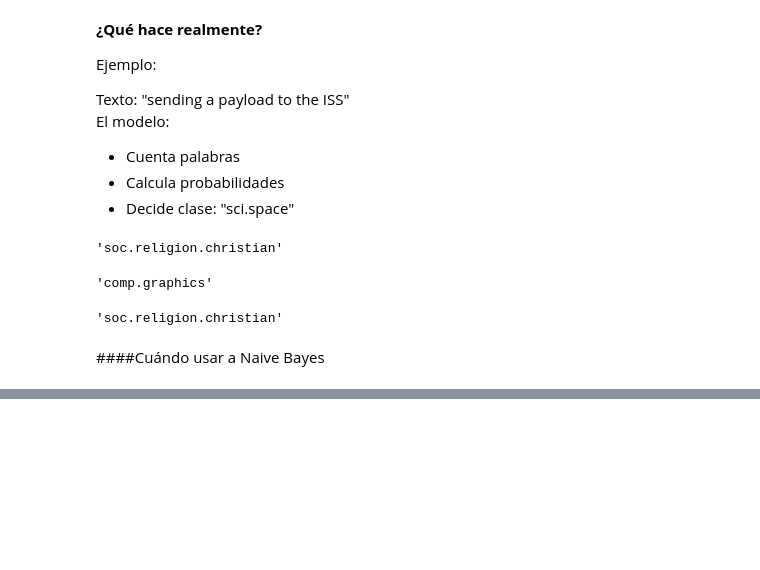
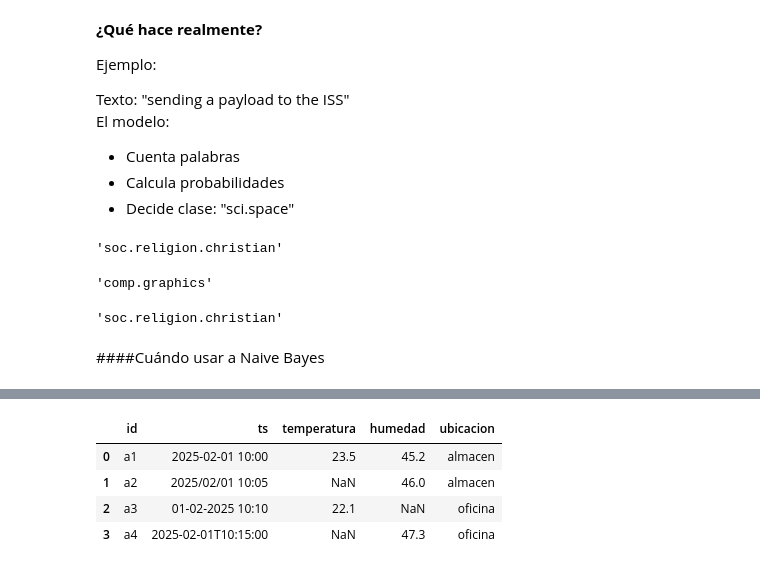
Before and after one commit to m-ony/mineria-de-datos, a Jupyter notebook: Minería_de_Datos.ipynb, the cells around one changed output, grey strips where cells are left out. Cells and saved outputs as stored; diff of their text form; code cells hidden in the pictures; blank space fills up the shorter version.

```diff
--- a/Minería_de_Datos.ipynb
+++ b/Minería_de_Datos.ipynb
@@ -3426,0 +3567,10 @@ predict_category('sending a payload to the ISS')
+# %%
+sensores = pd.read_csv("sensores.csv")
+sensores
+#df[nombre de las coumnas]
+# %% [output]
+|  | id | ts | temperatura | humedad | ubicacion |
+| 0 | a1 | 2025-02-01 10:00 | 23.5 | 45.2 | almacen |
+| 1 | a2 | 2025/02/01 10:05 | NaN | 46.0 | almacen |
+| 2 | a3 | 01-02-2025 10:10 | 22.1 | NaN | oficina |
+| 3 | a4 | 2025-02-01T10:15:00 | NaN | 47.3 | oficina |
```
Also changed, not shown: parts of 18 cells of this notebook.
